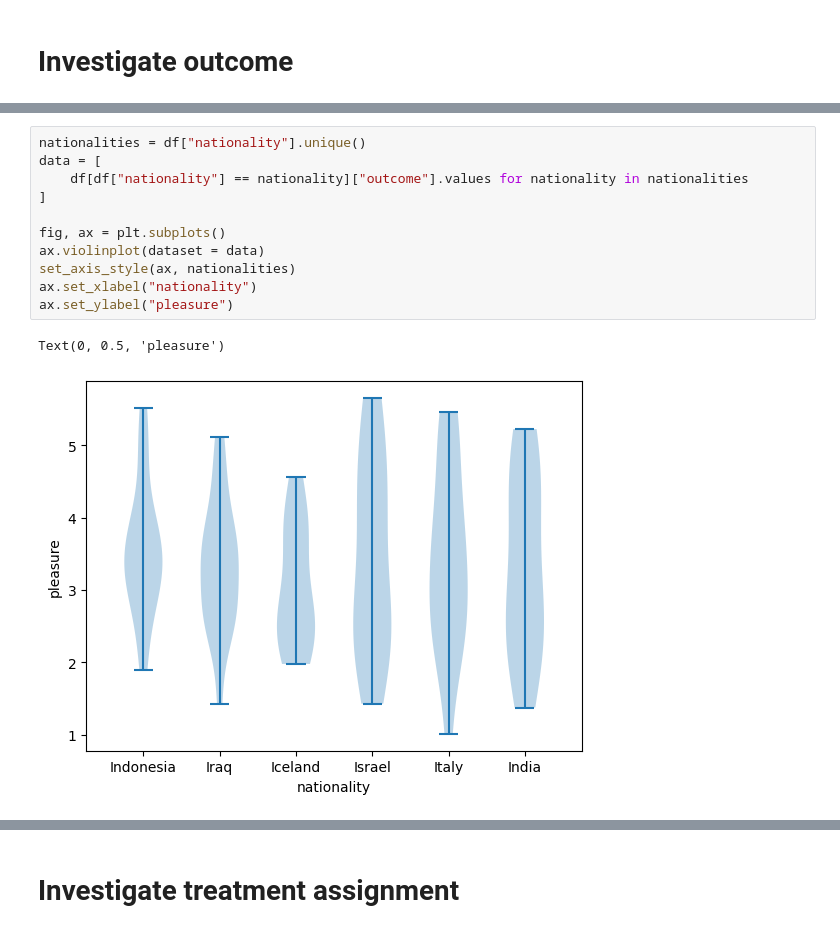
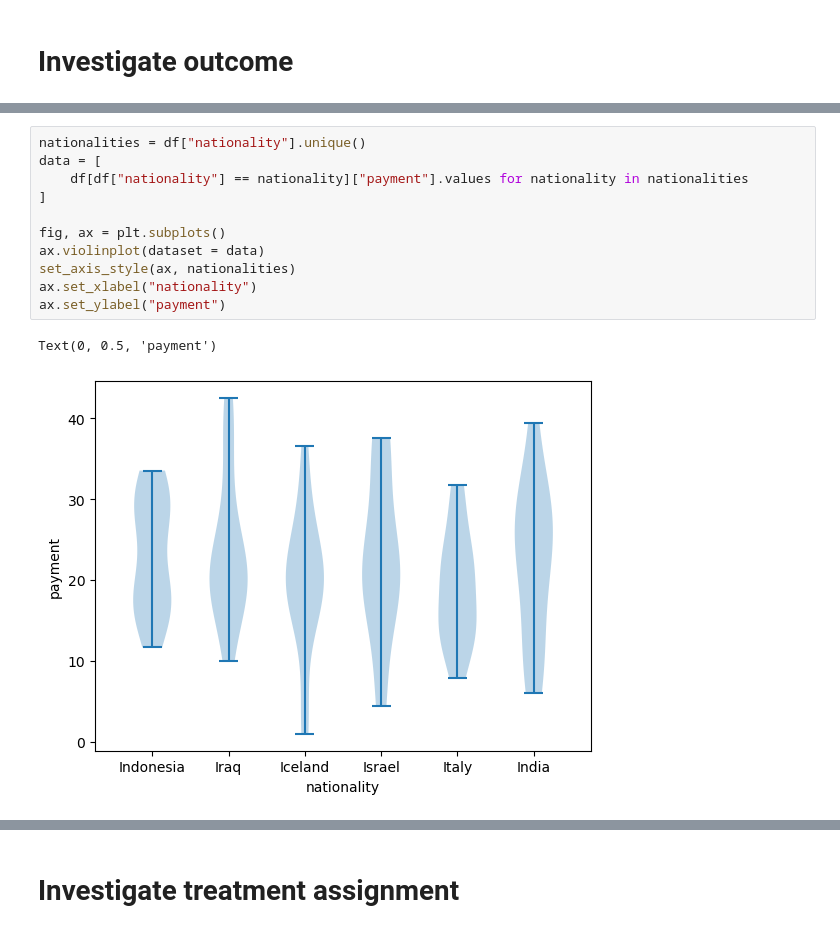
Before and after one commit to kklein/pydata_ams, a Jupyter notebook: notebooks/risotto_eda.ipynb, the cells around one changed output, grey strips where cells are left out. Drawn from its saved outputs; the diff is of its cells as text.

```diff
--- a/notebooks/risotto_eda.ipynb
+++ b/notebooks/risotto_eda.ipynb
@@ -51,17 +51,17 @@ Text(0, 0.5, 'pleasure')
 # %%
 nationalities = df["nationality"].unique()
 data = [
-    df[df["nationality"] == nationality]["outcome"].values for nationality in nationalities
+    df[df["nationality"] == nationality]["payment"].values for nationality in nationalities
 ]
 
 fig, ax = plt.subplots()
 ax.violinplot(dataset = data)
 set_axis_style(ax, nationalities)
 ax.set_xlabel("nationality")
-ax.set_ylabel("pleasure")
+ax.set_ylabel("payment")
 # %% [output]
-Text(0, 0.5, 'pleasure')
+Text(0, 0.5, 'payment')
-[figure, old version]
+[figure, new version]
 # %%
 gas_stoves = df["gas_stove"].unique()
 data = [
```
Also changed, not shown: parts of 8 cells of this notebook, 2 other files.
